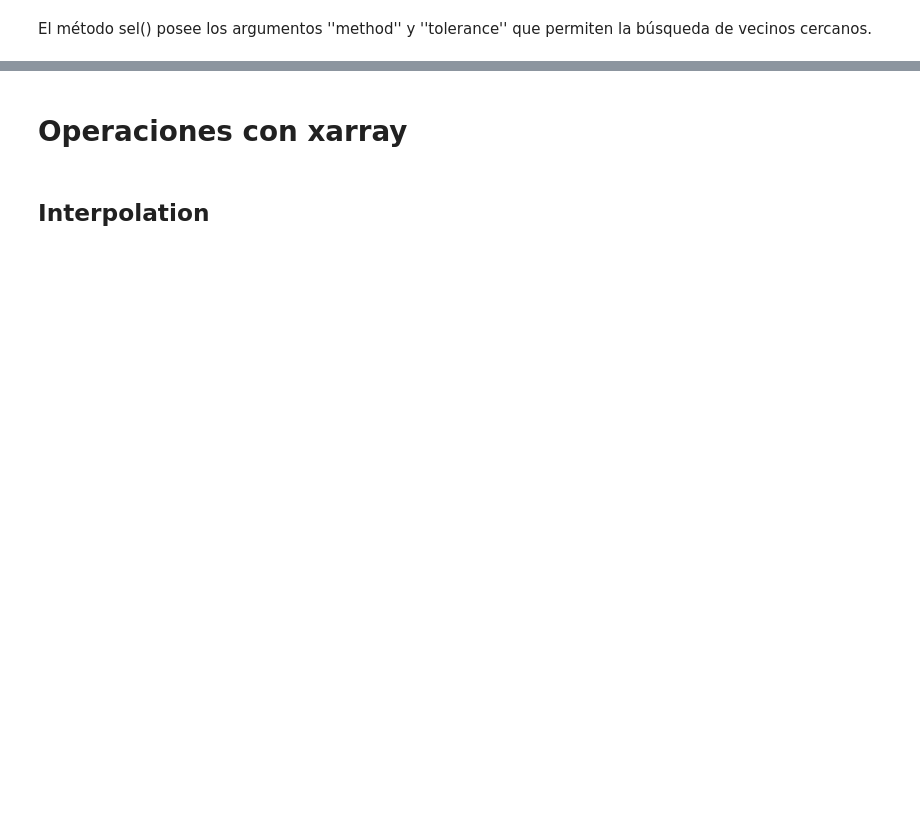
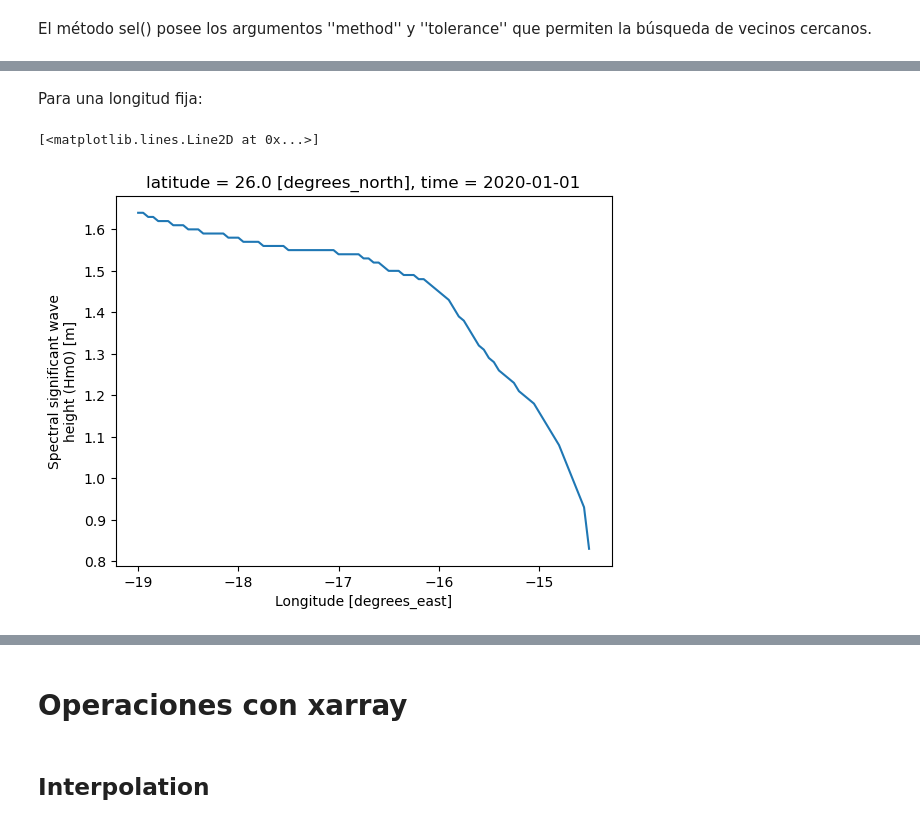
Before and after one commit to aturlione/curso_opendap_xarray, a Jupyter notebook: opendap_xarray.ipynb, the cells around one changed output, grey strips where cells are left out. Saved outputs shown, nothing was run; the diff lists cells and outputs as text; code cells hidden in the pictures; blank space fills up the shorter version.

```diff
--- a/opendap_xarray.ipynb
+++ b/opendap_xarray.ipynb
@@ -180,0 +290,7 @@ VHM0[0,:,0].plot()
+# %% [markdown]
+Para una longitud fija:
+# %%
+subset_VHM0[0,0,:].plot()
+# %% [output]
+[<matplotlib.lines.Line2D at 0x...>]
+[figure, added]
```
Also changed, not shown: parts of 40 cells of this notebook.
